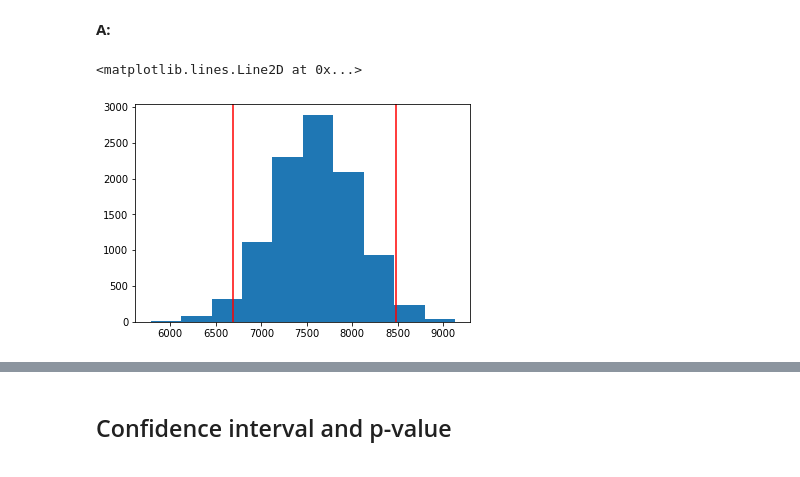
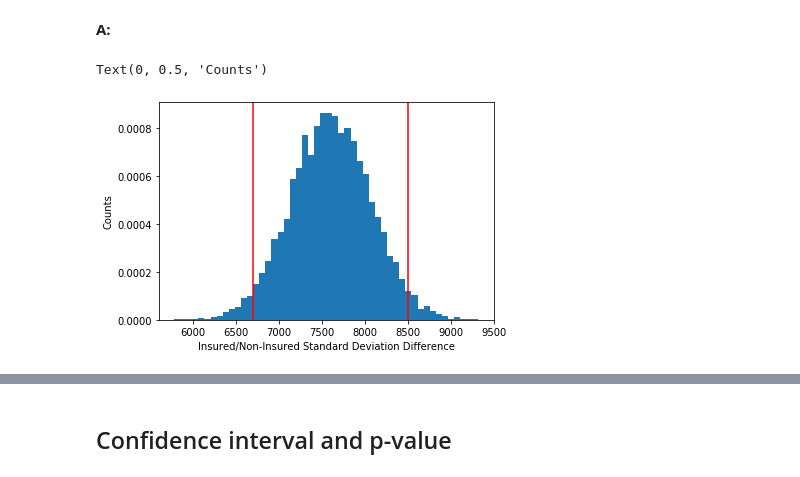
Before and after one commit to willjdew/springboard_bootstrap, a Jupyter notebook: inferential_statistics_2-Q.ipynb, the cells around one changed output, grey strips where cells are left out. Cells and saved outputs as stored; diff of their text form; code cells hidden in the pictures.

```diff
--- a/inferential_statistics_2-Q.ipynb
+++ b/inferential_statistics_2-Q.ipynb
@@ -86,0 +84,25 @@ insured = med_charges['charges'][med_charges['insuranceclaim'] > 0]
+# %%
+# Generate Shifted arrays
+def shifted_arrays(data, stat_data, stat):
+    return(data - stat(data) + stat_data)
+# %%
+# A two sample boostrap hypothesis for difference
+def bootstrap_differences(data_1, data_2, stat, size=1):
+    # Concatenate forces: forces_concat
+    data_concat = np.concatenate((data_1, data_2))
+
+    # Compute stat of all data
+    stat_data = stat(data_concat)
+
+    # Generate Shifted arrays
+    data_1_shifted = shifted_arrays(data_1, stat_data, stat)
+    data_2_shifted = shifted_arrays(data_2, stat_data, stat)
+
+    # Compute size bootstrap replicates from shifted arrays
+    bs_data_1 = draw_bs_reps(data_1_shifted, stat, size)
+    bs_data_2 = draw_bs_reps(data_2_shifted, stat, size)
+
+    # Get replicates of difference of stat
+    bs_replicated = bs_data_1 - bs_data_2
+
+    return bs_replicated
@@ -87,3 +112,2 @@ insured = med_charges['charges'][med_charges['insuranceclaim'] > 0]
 # %%
-insured_std_reps = draw_bs_reps(insured, np.std, 10000)
-non_insured_std_reps = draw_bs_reps(non_insured, np.std, 10000)
+charges_diff_std_bs = bootstrap_differences(insured, non_insured, np.std, size=10000)
@@ -92,10 +114,12 @@ std_diff = insured_std_reps - non_insured_std_reps
 # %%
-upper_per = np.percentile(std_diff, 97.5)
-lower_per = np.percentile(std_diff, 2.5)
+upper_per = np.percentile(charges_diff_std_bs, 97.5)
+lower_per = np.percentile(charges_diff_std_bs, 2.5)
 # %%
-plt.hist(std_diff)
+plt.hist(charges_diff_std_bs, density=True, bins=50)
 plt.axvline(x=upper_per, color='r')
 plt.axvline(x=lower_per, color='r')
+plt.xlabel('Insured/Non-Insured Standard Deviation Difference')
+plt.ylabel('Counts')
 # %% [output]
-<matplotlib.lines.Line2D at 0x...>
+Text(0, 0.5, 'Counts')
-[figure, old version]
+[figure, new version]
```
Also changed, not shown: parts of 23 cells of this notebook.
